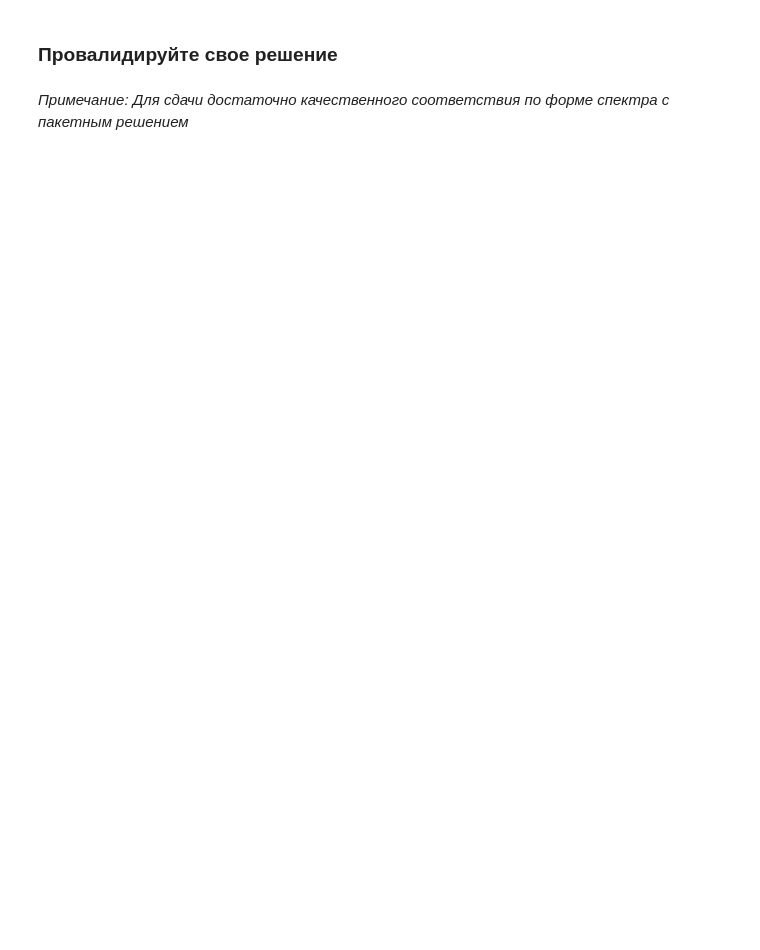
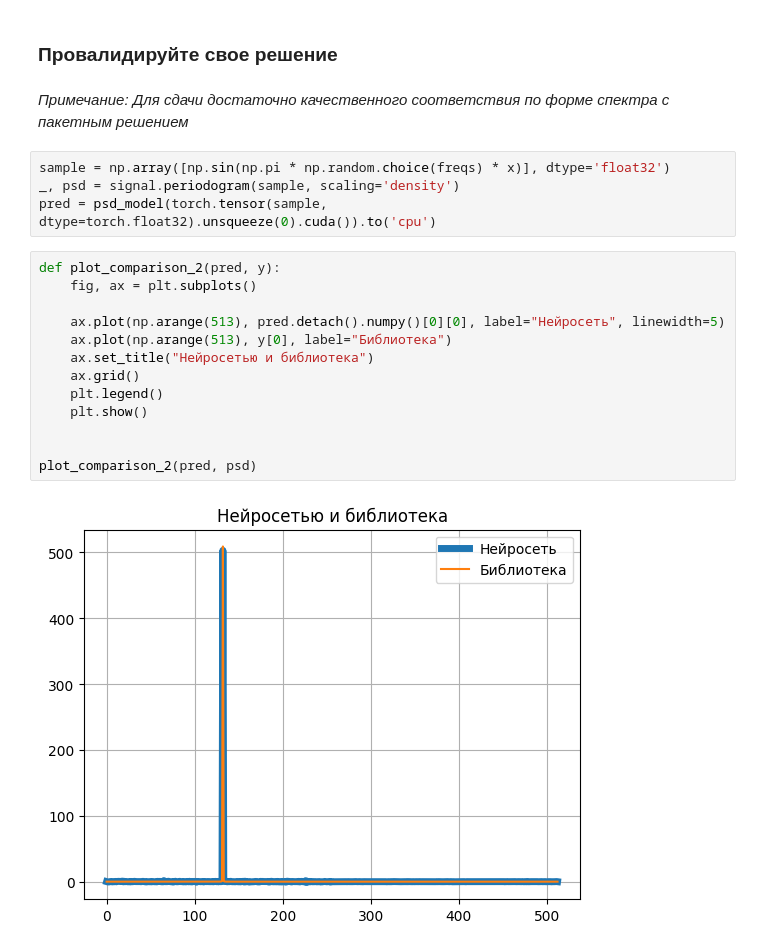
Before and after one commit to sibenshtern/ml_mipt, a Jupyter notebook: homeworks/hw4/hw4.ipynb, the cells around one changed output. Drawn from its saved outputs; the diff is of its cells as text; blank space fills up the shorter version.

```diff
--- a/homeworks/hw4/hw4.ipynb
+++ b/homeworks/hw4/hw4.ipynb
@@ -152,3 +313,22 @@ KeyboardInterrupt:
 ### Провалидируйте свое решение
 # %% [markdown]
 *Примечание: Для сдачи достаточно качественного соответствия по форме спектра с пакетным решением*
+# %%
+sample = np.array([np.sin(np.pi * np.random.choice(freqs) * x)], dtype='float32')
+_, psd = signal.periodogram(sample, scaling='density')
+pred = psd_model(torch.tensor(sample, dtype=torch.float32).unsqueeze(0).cuda()).to('cpu')
+# %%
+def plot_comparison_2(pred, y):
+    fig, ax = plt.subplots()
+
+    ax.plot(np.arange(513), pred.detach().numpy()[0][0], label="Нейросеть", linewidth=5)
+    ax.plot(np.arange(513), y[0], label="Библиотека")
+    ax.set_title("Нейросетью и библиотека")
+    ax.grid()
+    plt.legend()
+    plt.show()
+
+
+plot_comparison_2(pred, psd)
+# %% [output]
+[figure, added]
```
Also changed, not shown: parts of 27 cells of this notebook.
